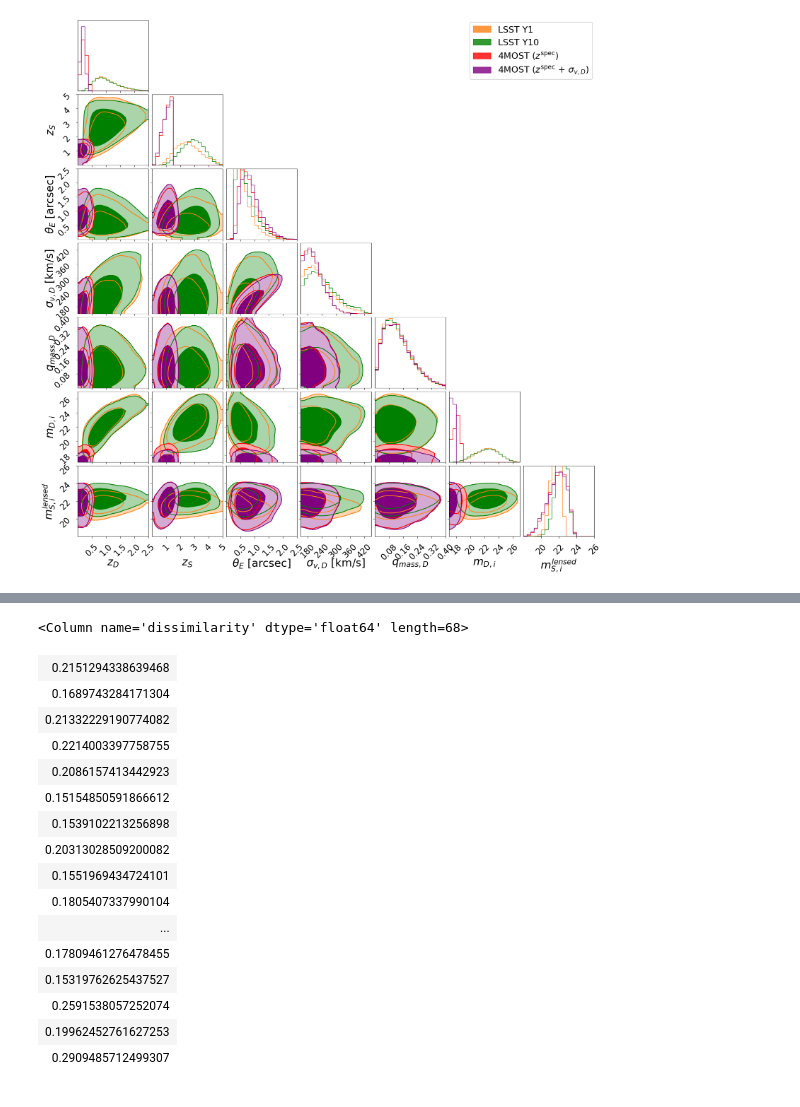
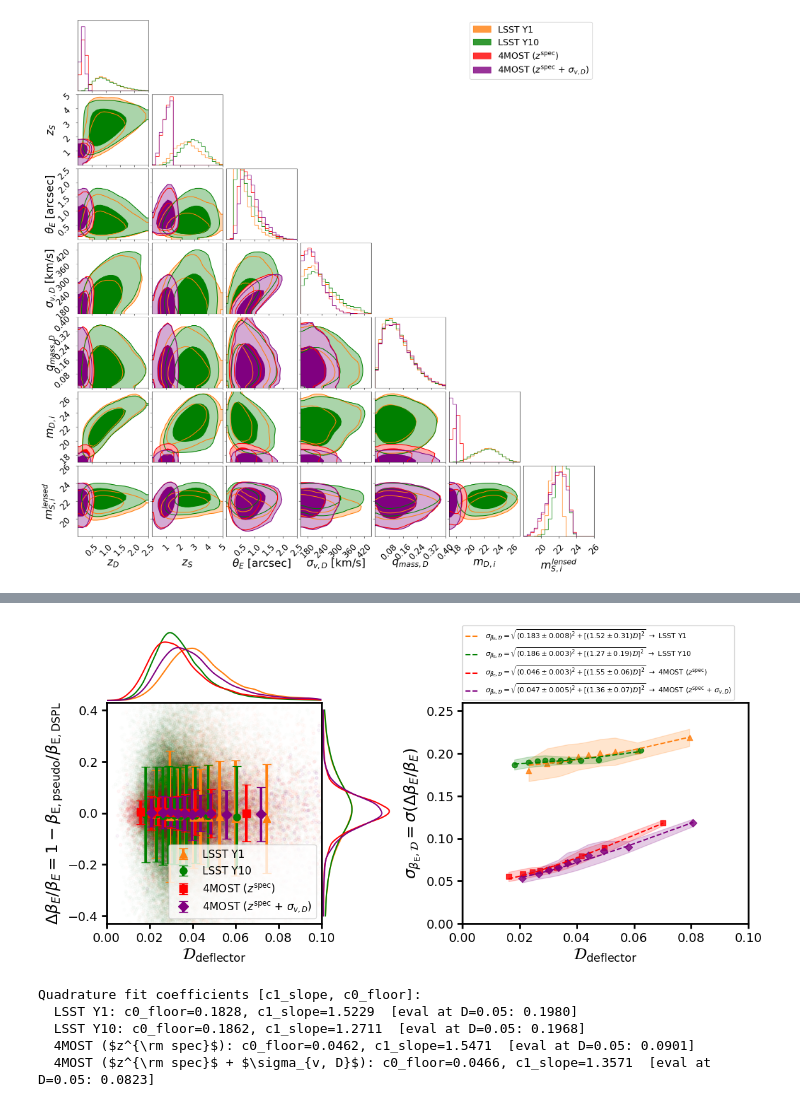
Before and after one commit to timedilatesme/pdspl-analysis, a Jupyter notebook: notebooks/03_deflector_pairing.ipynb, the cells around one changed output, grey strips where cells are left out. Saved outputs shown, nothing was run; the diff lists cells and outputs as text; code cells hidden in the pictures.

```diff
--- a/notebooks/03_deflector_pairing.ipynb
+++ b/notebooks/03_deflector_pairing.ipynb
@@ -235,22 +254,29 @@ fig_linear = plot_beta_E_vs_D_MC(
-# %%
-pairs_table_dissim = pdspl_samples['lsst_y10']['pairs_analysis']['pairs_table_with_errors']['dissimilarity']
-pairs_table_dissim[pairs_table_dissim > 0.15]
-# %% [output]
-<Column name='dissimilarity' dtype='float64' length=68>
-| 0.2151294338639468 |
-| 0.1689743284171304 |
-| 0.21332229190774082 |
-| 0.2214003397758755 |
-| 0.2086157413442923 |
-| 0.15154850591866612 |
-| 0.1539102213256898 |
-| 0.20313028509200082 |
-| 0.1551969434724101 |
-| 0.1805407337990104 |
-| ... |
-| 0.17809461276478455 |
-| 0.15319762625437527 |
-| 0.2591538057252074 |
-| 0.19962452761627253 |
-| 0.2909485712499307 |
+# %%
+
+# ── Cell 7: Scatter vs dissimilarity plot (quadrature fit) ───────────────────
+fig_linear = plot_beta_E_vs_D_MC(
+    pdspl_samples,
+    mc_results,
+    fit_type="quadrature",           # <-- quadrature throughout
+    show_fit_eqn_label=True,
+    save_path=f"{FIGURES_DIR}beta_E_vs_D_MC.png",
+    plot_dissimilarity_range=(0, 0.10),
+)
+plt.show()
+
+# Quick sanity check: print the stored fit coefficients
+print("\nQuadrature fit coefficients [c1_slope, c0_floor]:")
+for key, s in pdspl_samples.items():
+    pa = s["pairs_analysis"]
+    coeffs   = pa["scatter_vs_dissimilarity_fit_coeffs"]
+    fit_type = pa["scatter_vs_dissimilarity_fit_type"]
+    print(f"  {s['name']}: c0_floor={coeffs[1]:.4f}, c1_slope={coeffs[0]:.4f}  "
+          f"[eval at D=0.05: {eval_scatter_model(coeffs, fit_type, 0.05):.4f}]")
+# %% [output]
+[figure, added]
+Quadrature fit coefficients [c1_slope, c0_floor]:
+  LSST Y1: c0_floor=0.1828, c1_slope=1.5229  [eval at D=0.05: 0.1980]
+  LSST Y10: c0_floor=0.1862, c1_slope=1.2711  [eval at D=0.05: 0.1968]
+  4MOST ($z^{\rm spec}$): c0_floor=0.0462, c1_slope=1.5471  [eval at D=0.05: 0.0901]
+  4MOST ($z^{\rm spec}$ + $\sigma_{v, D}$): c0_floor=0.0466, c1_slope=1.3571  [eval at D=0.05: 0.0823]
 # %%
```
Also changed, not shown: parts of 14 cells of this notebook, 50 other files.
